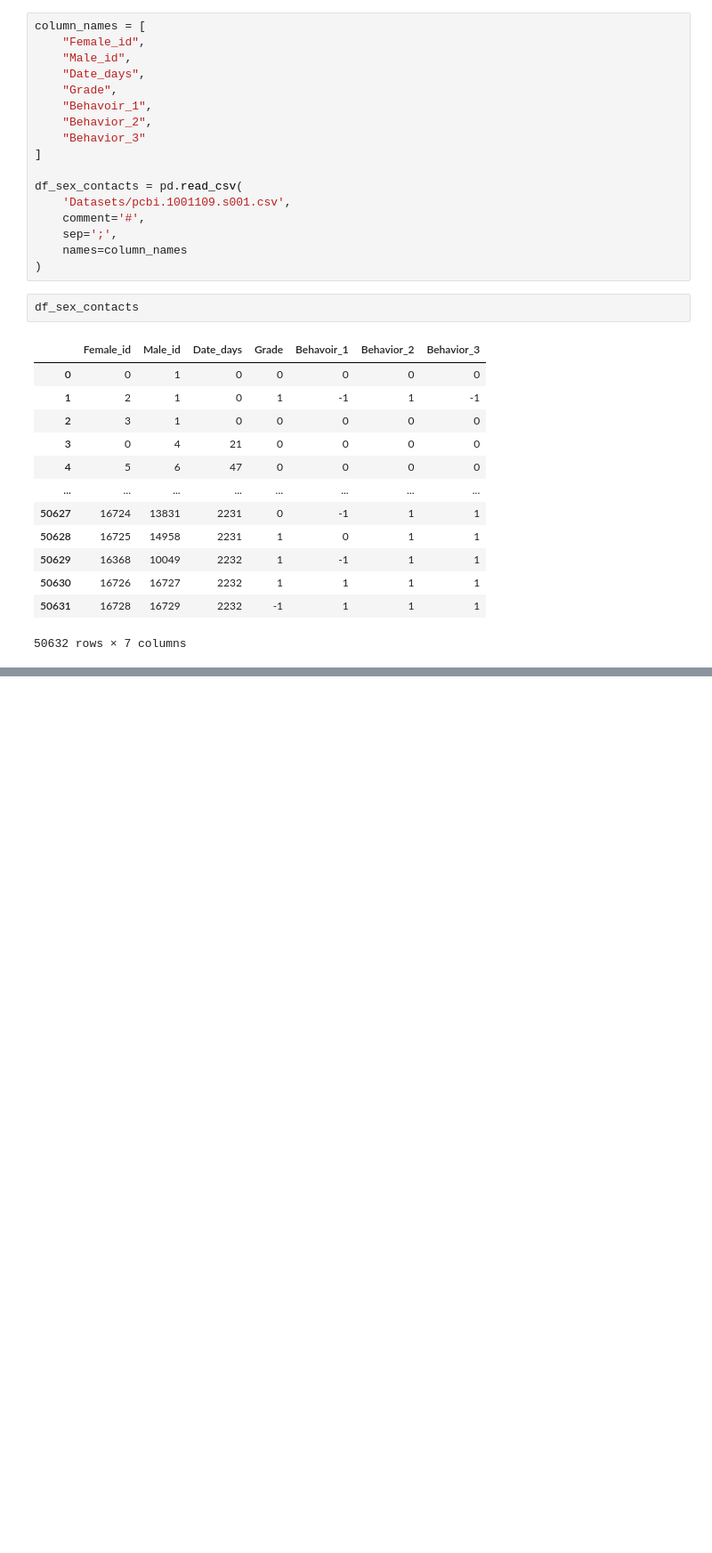
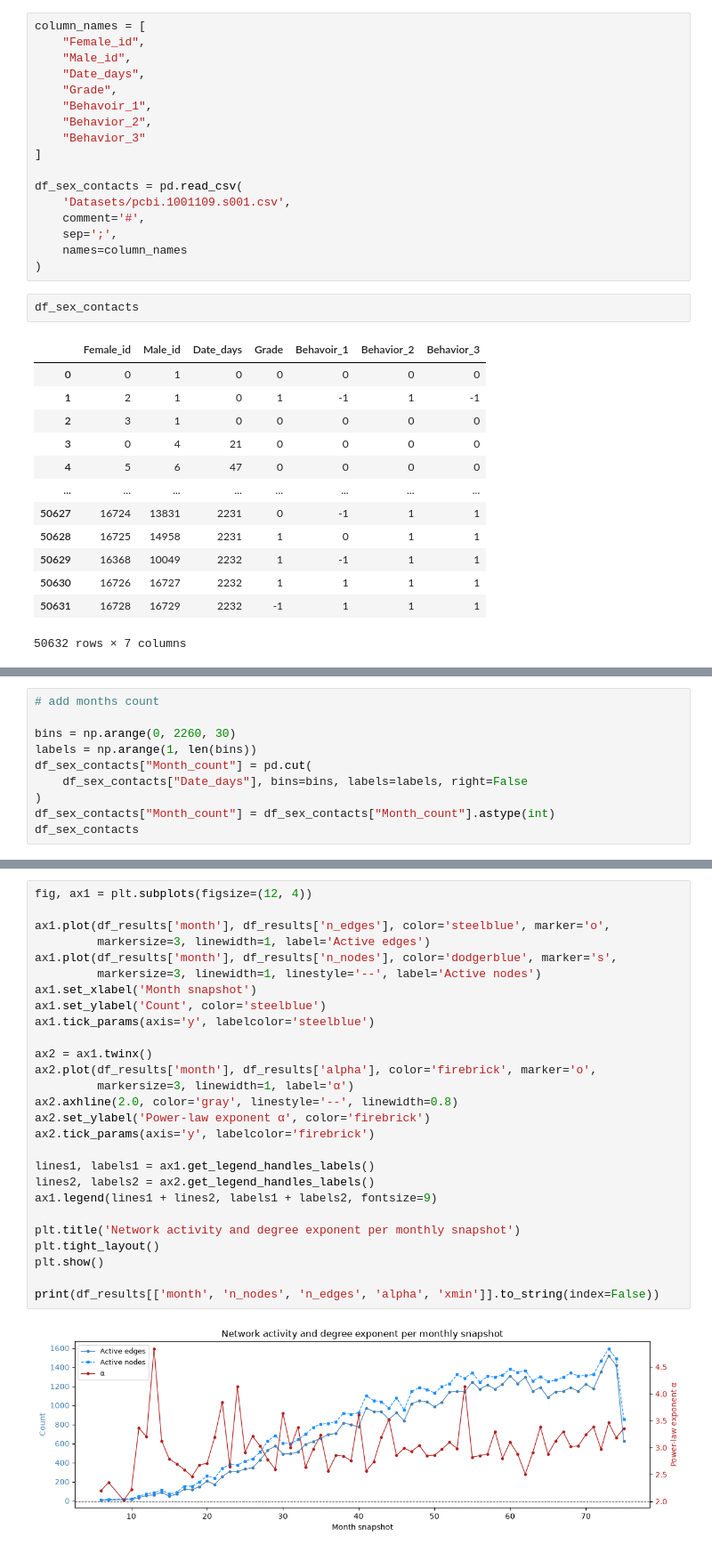
Before and after one commit to elisabettasalvai/sfi_std_project, a Jupyter notebook: sti_modeling.ipynb, the cells around one changed output, grey strips where cells are left out. Shown at 89% size. Saved outputs shown, nothing was run; the diff lists cells and outputs as text; blank space fills up the shorter version.

```diff
--- a/sti_modeling.ipynb
+++ b/sti_modeling.ipynb
@@ -54,0 +76,10 @@ temp_net = tx.temporal_graph(directed=False)
+# %%
+# add months count
+
+bins = np.arange(0, 2260, 30)
+labels = np.arange(1, len(bins))
+df_sex_contacts["Month_count"] = pd.cut(
+    df_sex_contacts["Date_days"], bins=bins, labels=labels, right=False
+)
+df_sex_contacts["Month_count"] = df_sex_contacts["Month_count"].astype(int)
+df_sex_contacts
@@ -56,0 +196,29 @@ Define a weighted network.
+# %%
+fig, ax1 = plt.subplots(figsize=(12, 4))
+
+ax1.plot(df_results['month'], df_results['n_edges'], color='steelblue', marker='o',
+         markersize=3, linewidth=1, label='Active edges')
+ax1.plot(df_results['month'], df_results['n_nodes'], color='dodgerblue', marker='s',
+         markersize=3, linewidth=1, linestyle='--', label='Active nodes')
+ax1.set_xlabel('Month snapshot')
+ax1.set_ylabel('Count', color='steelblue')
+ax1.tick_params(axis='y', labelcolor='steelblue')
+
+ax2 = ax1.twinx()
+ax2.plot(df_results['month'], df_results['alpha'], color='firebrick', marker='o',
+         markersize=3, linewidth=1, label='α')
+ax2.axhline(2.0, color='gray', linestyle='--', linewidth=0.8)
+ax2.set_ylabel('Power-law exponent α', color='firebrick')
+ax2.tick_params(axis='y', labelcolor='firebrick')
+
+lines1, labels1 = ax1.get_legend_handles_labels()
+lines2, labels2 = ax2.get_legend_handles_labels()
+ax1.legend(lines1 + lines2, labels1 + labels2, fontsize=9)
+
+plt.title('Network activity and degree exponent per monthly snapshot')
+plt.tight_layout()
+plt.show()
+
+print(df_results[['month', 'n_nodes', 'n_edges', 'alpha', 'xmin']].to_string(index=False))
+# %% [output]
+[figure, added]
```
Also changed, not shown: parts of 22 cells of this notebook, 1 other file.
